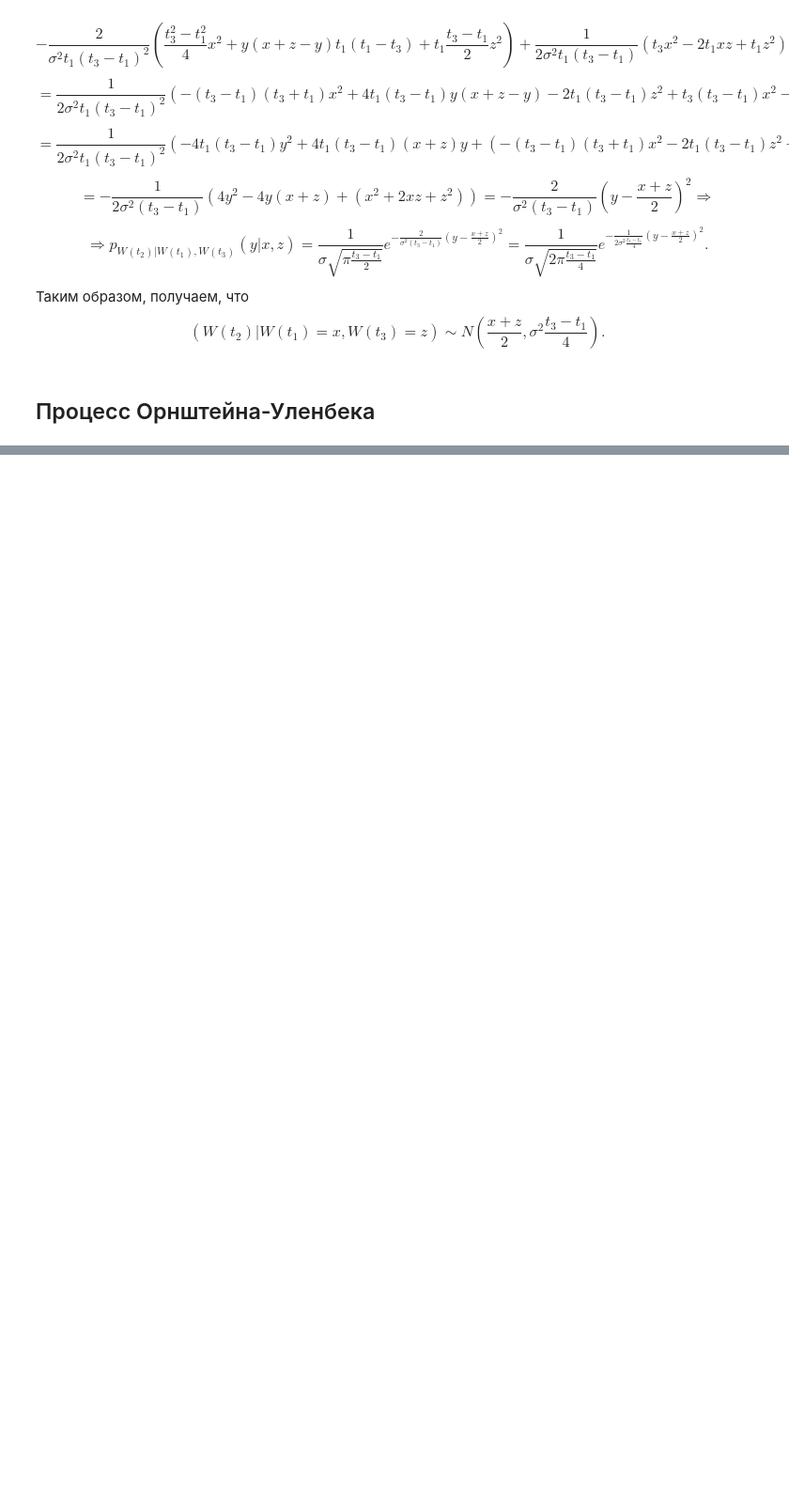
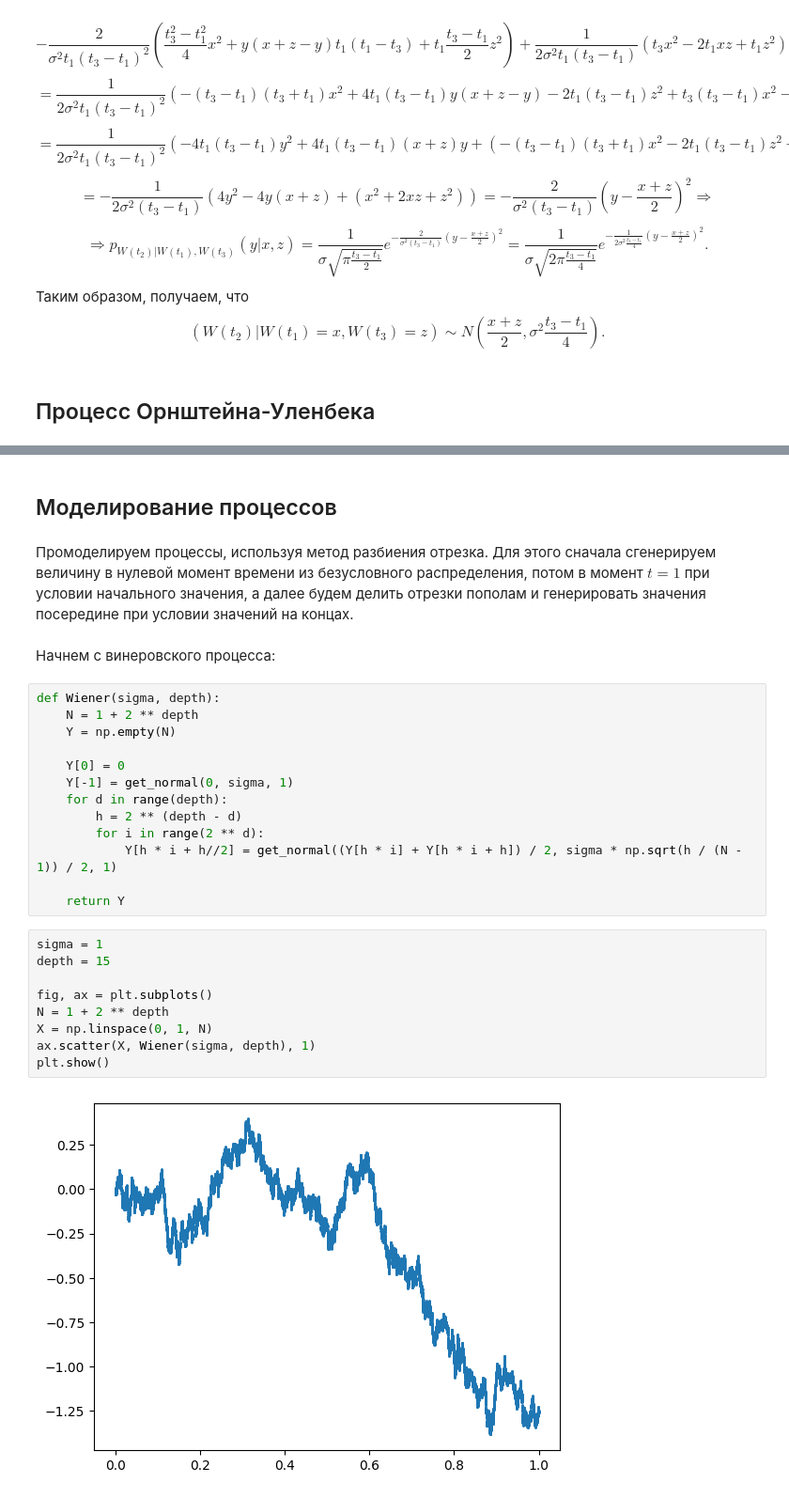
Before and after one commit to Taratin478478/practicum, a Jupyter notebook: semester_7/StochAn/stochastic__analysis_milovidov.ipynb, the cells around one changed output, grey strips where cells are left out. Shown at 94% size. Cells and saved outputs as stored; diff of their text form; blank space fills up the shorter version.

```diff
--- a/semester_7/StochAn/stochastic__analysis_milovidov.ipynb
+++ b/semester_7/StochAn/stochastic__analysis_milovidov.ipynb
@@ -1787,0 +1806,30 @@ $$\text{cov}(X_0, X(t)) = \mathbb{E}(X_0 - \mathbb{E}(X_0))(X(t) - \mathbb{E}(X(
+# %% [markdown]
+## Моделирование процессов
+# %% [markdown]
+Промоделируем процессы, используя метод разбиения отрезка. Для этого сначала сгенерируем величину в нулевой момент времени из безусловного распределения, потом в момент $t = 1$ при условии начального значения, а далее будем делить отрезки пополам и генерировать значения посередине при условии значений на концах.
+# %% [markdown]
+Начнем с винеровского процесса:
+# %%
+def Wiener(sigma, depth):
+    N = 1 + 2 ** depth
+    Y = np.empty(N)
+
+    Y[0] = 0
+    Y[-1] = get_normal(0, sigma, 1)
+    for d in range(depth):
+        h = 2 ** (depth - d)
+        for i in range(2 ** d):
+            Y[h * i + h//2] = get_normal((Y[h * i] + Y[h * i + h]) / 2, sigma * np.sqrt(h / (N - 1)) / 2, 1)
+
+    return Y
+# %%
+sigma = 1
+depth = 15
+
+fig, ax = plt.subplots()
+N = 1 + 2 ** depth
+X = np.linspace(0, 1, N)
+ax.scatter(X, Wiener(sigma, depth), 1)
+plt.show()
+# %% [output]
+[figure, added]
```
Also changed, not shown: parts of 18 cells of this notebook.
